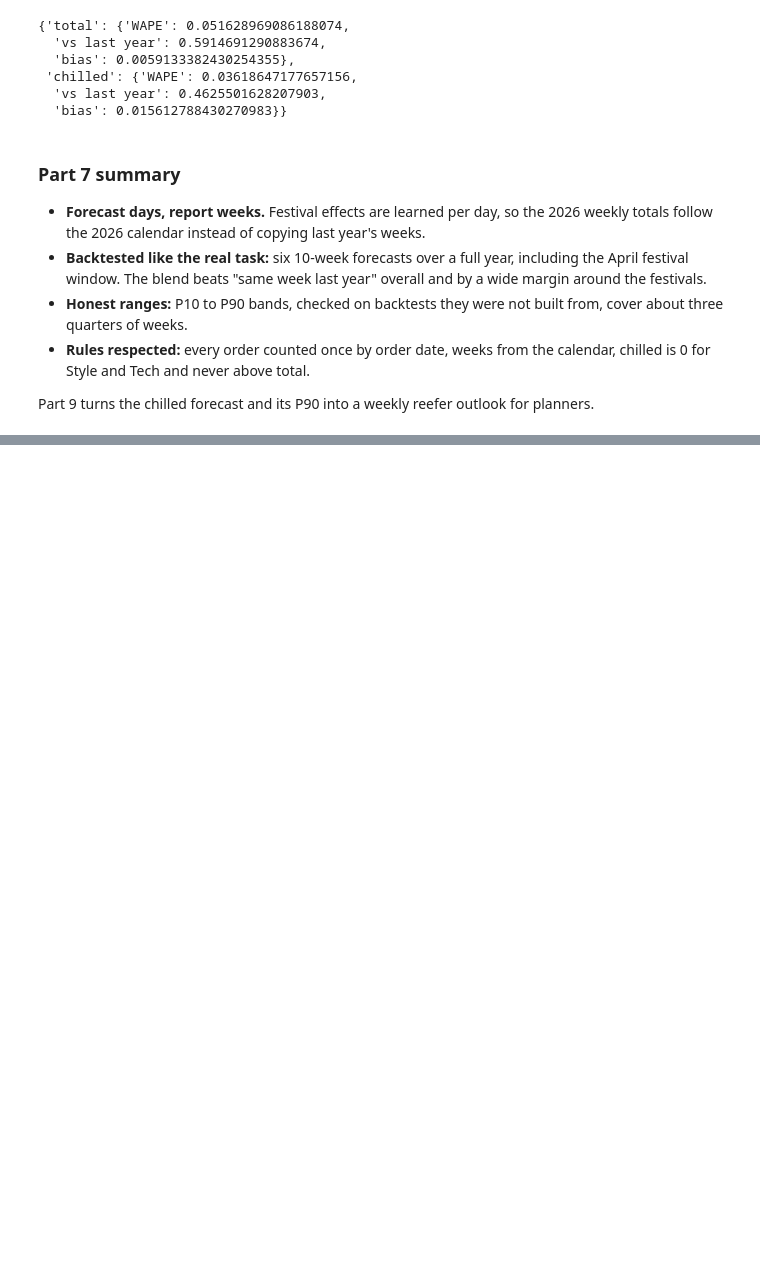
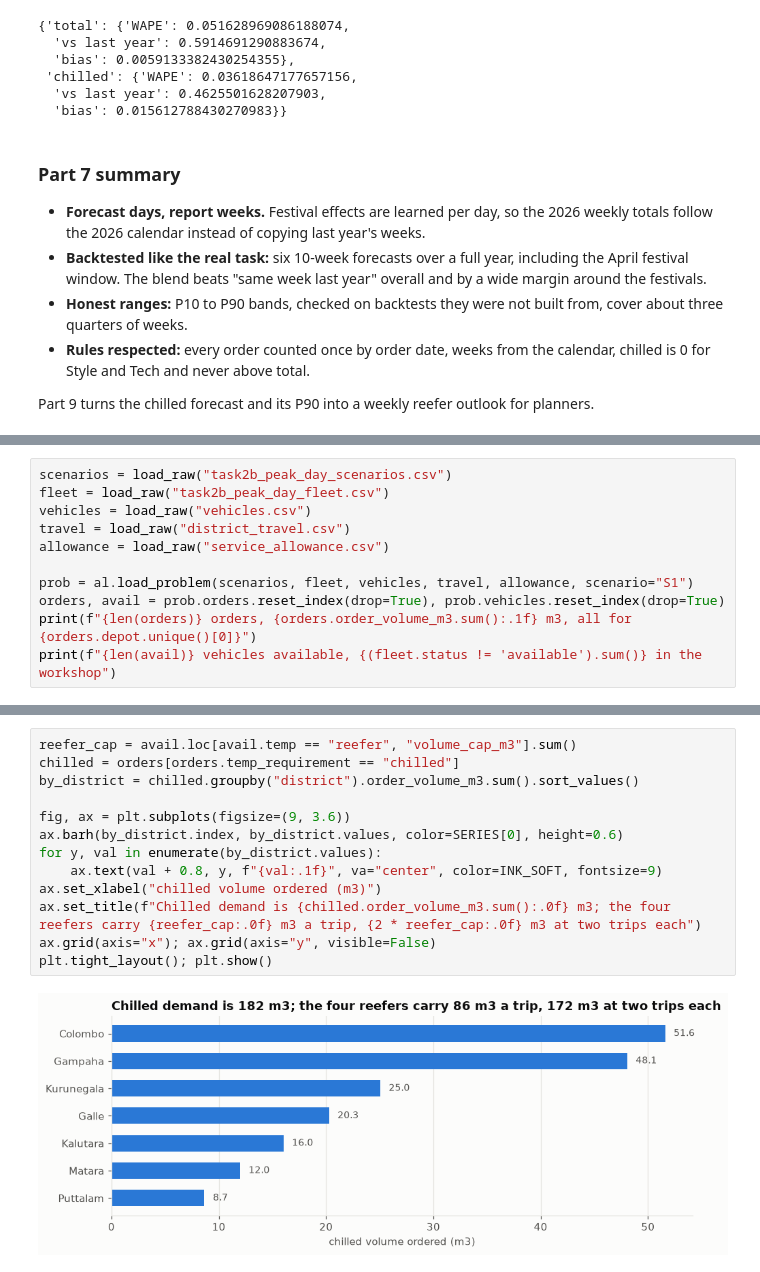
Before and after one commit to sameera-ekanayaka/Xora_Datathon, a Jupyter notebook: Xora_FinalNotebook.ipynb, the cells around one changed output, grey strips where cells are left out. Saved outputs shown, nothing was run; the diff lists cells and outputs as text; blank space fills up the shorter version.

Commit message:
Add the peak-day plan and the decision layer

```diff
--- a/Xora_FinalNotebook.ipynb
+++ b/Xora_FinalNotebook.ipynb
@@ -2435,0 +2449,11 @@ Part 9 turns the chilled forecast and its P90 into a weekly reefer outlook for p
+# %%
+scenarios = load_raw("task2b_peak_day_scenarios.csv")
+fleet = load_raw("task2b_peak_day_fleet.csv")
+vehicles = load_raw("vehicles.csv")
+travel = load_raw("district_travel.csv")
+allowance = load_raw("service_allowance.csv")
+
+prob = al.load_problem(scenarios, fleet, vehicles, travel, allowance, scenario="S1")
+orders, avail = prob.orders.reset_index(drop=True), prob.vehicles.reset_index(drop=True)
+print(f"{len(orders)} orders, {orders.order_volume_m3.sum():.1f} m3, all for {orders.depot.unique()[0]}")
+print(f"{len(avail)} vehicles available, {(fleet.status != 'available').sum()} in the workshop")
@@ -2435,0 +2490,15 @@ Part 9 turns the chilled forecast and its P90 into a weekly reefer outlook for p
+# %%
+reefer_cap = avail.loc[avail.temp == "reefer", "volume_cap_m3"].sum()
+chilled = orders[orders.temp_requirement == "chilled"]
+by_district = chilled.groupby("district").order_volume_m3.sum().sort_values()
+
+fig, ax = plt.subplots(figsize=(9, 3.6))
+ax.barh(by_district.index, by_district.values, color=SERIES[0], height=0.6)
+for y, val in enumerate(by_district.values):
+    ax.text(val + 0.8, y, f"{val:.1f}", va="center", color=INK_SOFT, fontsize=9)
+ax.set_xlabel("chilled volume ordered (m3)")
+ax.set_title(f"Chilled demand is {chilled.order_volume_m3.sum():.0f} m3; the four reefers carry {reefer_cap:.0f} m3 a trip, {2 * reefer_cap:.0f} m3 at two trips each")
+ax.grid(axis="x"); ax.grid(axis="y", visible=False)
+plt.tight_layout(); plt.show()
+# %% [output]
+[figure, added]
```
Also changed, not shown: parts of 57 cells of this notebook.
